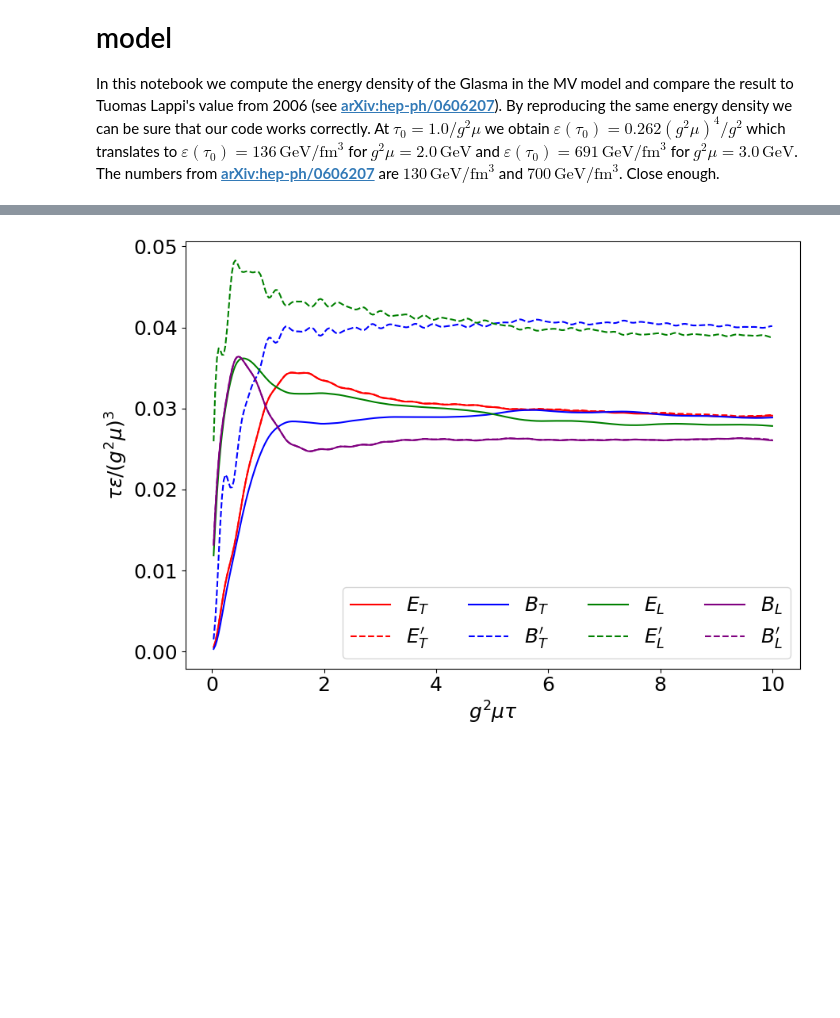
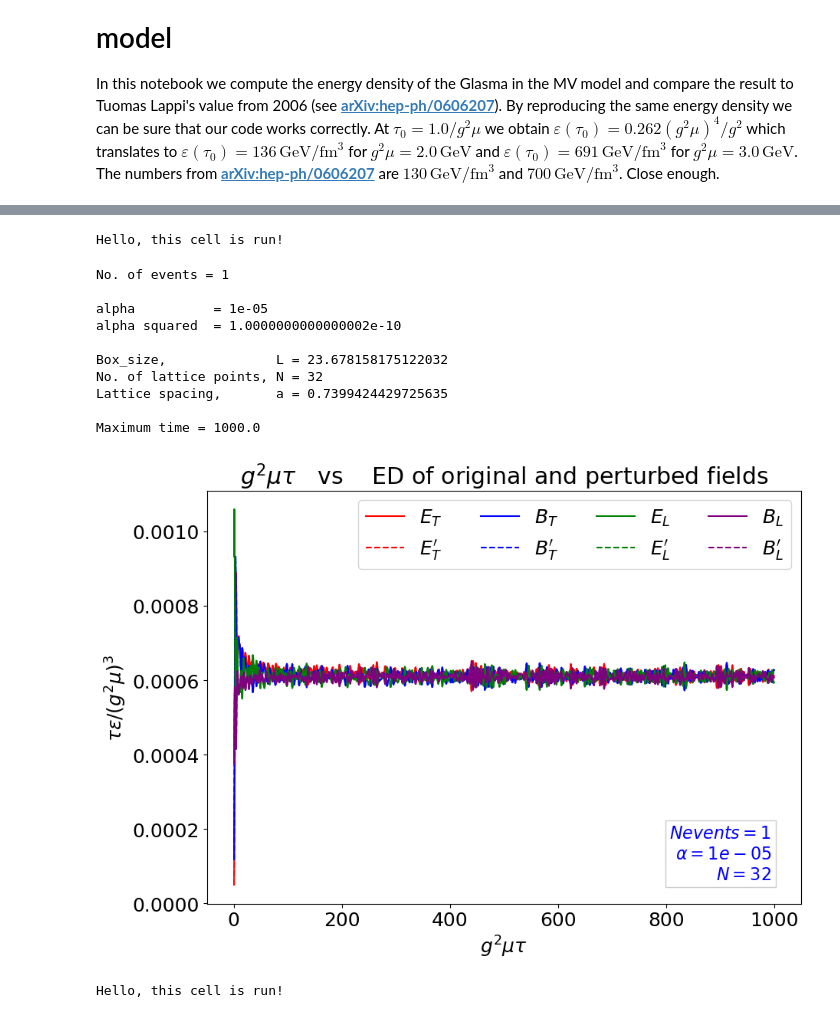
Before and after one commit to avramescudana/curraun, a Jupyter notebook: notebooks/Energy density of the Glasma.ipynb, the cells around one changed output, grey strips where cells are left out. Cells and saved outputs as stored; diff of their text form; code cells hidden in the pictures; blank space fills up the shorter version.

```diff
--- a/notebooks/Energy density of the Glasma.ipynb
+++ b/notebooks/Energy density of the Glasma.ipynb
@@ -60,7 +63,9 @@ def compute(p):
 
     # event loop
     for e in range(p['NE']):
-        print("Simulating event {} of {}".format(e+1, p['NE']))
+        #print("Simulating event {} of {}".format(e+1, p['NE']))            # Commented by Pooja
+        print("\nSimulating event {} of {}".format(e+1, p['NE']))           # Added by Pooja
+
 
         # initialization
         s = core.Simulation(p['N'], DT, p['G'])
@@ -85,7 +90,15 @@ def compute(p):
         # print('peta1_before', peta1[0, :])
 
         alpha = p["alpha"]
+
+        m_noise = p["M_noise"]
+
+
+
+       # print("Change el")
         ly.change_el(alpha)
+        # ly.change_el(alpha, m_noise)
+
 
         # peta1 = sprime.peta1.copy()
         # print('peta1_after', peta1[0, :])
@@ -232,3 +245,5 @@ def compute(p):
         cuda.current_context().deallocations.clear()
 
     return output
+
+print("Hello, this cell is run!")
@@ -276,33 +391,79 @@ from matplotlib import rc
 # rc('text', usetex=True)
 plt.rcParams["figure.figsize"] = (10, 7)
 plt.rcParams.update({'font.size':18})
+
+print("Hello, this cell is run!")
+# %% [output]
+Hello, this cell is run!
 # %%
-r = r_lappi
-tau = r["tau"] / hbarc
+# +++++++++++++++++++++++++++++++++++++++++++++++++++++++++++++++++++++++++++++++++++++++++++++++++++++++++++++++++++ #
+# ++++++++++++++++++++++++++++++++++++++++++++++++++++++ Pooja ++++++++++++++++++++++++++++++++++++++++++++++++++++++ #
+print("No. of events =", N_events, "\n")
+
+print("alpha          =", alpha)
+print("alpha squared  =", alpha2, "\n")
+print("Box_size,              L =", L)
+print("No. of lattice points, N =", N)
+print("Lattice spacing,       a =", a, "\n")
+
+print("Maximum time =", t_max)
+# +++++++++++++++++++++++++++++++++++++++++++++++++++++++++++++++++++++++++++++++++++++++++++++++++++++++++++++++++++ #
+# +++++++++++++++++++++++++++++++++++++++++++++++++++++++++++++++++++++++++++++++++++++++++++++++++++++++++++++++++++ #
+
+
+
+
+
 # plt.errorbar(tau, r["ET"], yerr=r["ET_std"], errorevery=100, label="ET")
 # plt.errorbar(tau, r["BT"], yerr=r["BT_std"], errorevery=100, label="BT")
 # plt.errorbar(tau, r["EL"], yerr=r["EL_std"], errorevery=100, label="EL")
 # plt.errorbar(tau, r["BL"], yerr=r["BL_std"], errorevery=100, label="BL")
 
 colors = ['red', 'blue', 'green', 'purple']
 
 plt.plot(tau, r["ET"], label=r"$E_T$", color=colors[0])
 plt.plot(tau, r["ETp"], label=r"$E_T^{\prime}$", linestyle="dashed", color=colors[0])
 
 plt.plot(tau, r["BT"], label=r"$B_T$", color=colors[1])
 plt.plot(tau, r["BTp"], label=r"$B_T^{\prime}$", linestyle="dashed", color=colors[1])
 
 plt.plot(tau, r["EL"], label=r"$E_L$", color=colors[2])
 plt.plot(tau, r["ELp"], label=r"$E_L^{\prime}$", linestyle="dashed", color=colors[2])
 
 plt.plot(tau, r["BL"], label=r"$B_L$", color=colors[3])
 plt.plot(tau, r["BLp"], label=r"$B_L^{\prime}$", linestyle="dashed", color=colors[3])
 
+
+plt.title(r"$g^2 \mu \tau$   vs    ED of original and perturbed fields")            # Plot title
+plt.xlabel(r"$g^2 \mu \tau$")
 plt.ylabel(r"$\tau \varepsilon / (g^2 \mu)^3$")
-plt.xlabel(r"$g^2 \mu \tau$")
+
+
+# Construct the LaTeX string using f-strings # Add the text to the plot
+text = rf"$Nevents = {N_events}$" + "\n" + rf"$\alpha = {alpha}$" + "\n" + rf"$N = {N}$"
+plt.text(0.95, 0.05, text, color="blue", fontsize=16, bbox=dict(facecolor='white', alpha=0.2), transform=plt.gca().transAxes, ha='right', va='bottom')
+
+#plt.text(400, 0.0001, f"N = {N}", fontsize=12, bbox=dict(facecolor='gray', alpha=0.2))               # Add text inside a box
+#plt.text(400, 0.0001, text, color="blue", fontsize=16)
+
+
 plt.legend(ncols=4)
 
-# plt.savefig('ed_change_el.png', dpi=600)
+
+plt.savefig('plot_tau_EnergyDensities.png', dpi=600)
 plt.show()
+
+print("Hello, this cell is run!")
 # %% [output]
+No. of events = 1
+
+alpha          = 1e-05
+alpha squared  = 1.0000000000000002e-10
+
+Box_size,              L = 23.678158175122032
+No. of lattice points, N = 32
+Lattice spacing,       a = 0.7399424429725635
+
+Maximum time = 1000.0
-[figure, old version]
+[figure, new version]
+Hello, this cell is run!
```
Also changed, not shown: parts of 5 cells of this notebook, 2 other files.
